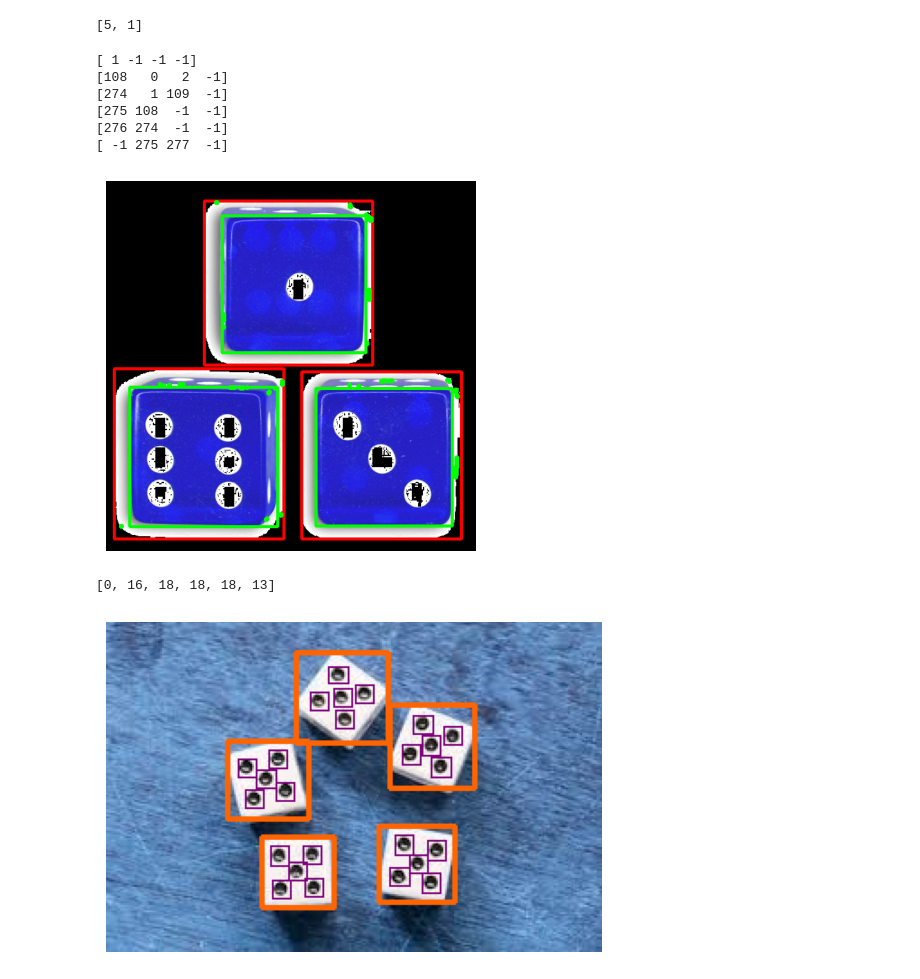
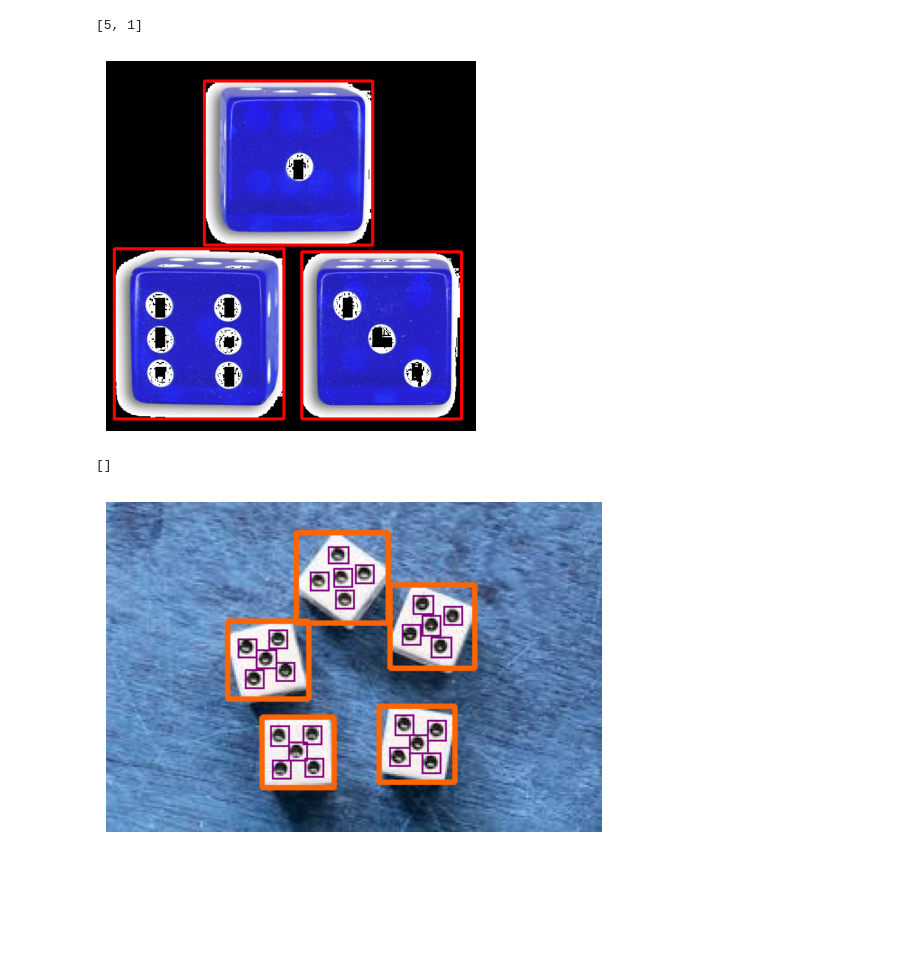
Before and after one commit to TaRa1999R/Image_Processing, a Jupyter notebook: assignment33/2.ipynb, the cells around one changed output. Cells and saved outputs as stored; diff of their text form; code cells hidden in the pictures; blank space fills up the shorter version.

Commit message:
Image_Processing

```diff
--- a/assignment33/2.ipynb
+++ b/assignment33/2.ipynb
@@ -64,45 +64,33 @@ print (dices_number_2)
 # %%
 img_three = cv2.imread ("inputs\input_2_3D.png")
 three_gray = cv2.cvtColor (img_three , cv2.COLOR_BGR2GRAY)
 dices_number_3 = []
 
 _ , three_thresh = cv2.threshold (three_gray , 120 , 255 , cv2.THRESH_BINARY)
-contours_3 , hierarchy_3 = cv2.findContours (three_thresh , cv2.RETR_TREE , cv2.CHAIN_APPROX_SIMPLE)
-# for c in contours_3 :
-    # if cv2.contourArea (c) < 1000 :
-        # x , y , w , h = cv2.boundingRect (c)
-        # cv2.rectangle (img_three , (x , y) , (x + w , y + h) , (255 , 0 , 0) , 3)
+contours_3_1 , _ = cv2.findContours (three_thresh , cv2.RETR_EXTERNAL , cv2.CHAIN_APPROX_SIMPLE)
+i = 0
+for contour in contours_3_1 :
+    if cv2.contourArea (contour) > 1000 :
+        i += 1
+        x , y , w , h = cv2.boundingRect (contour)
+        cv2.rectangle (img_three , (x , y) , (x + w , y + h) , (255 , 0 , 0) , 3)
 
-for i in range (len (hierarchy_3[0])) :
-    if hierarchy_3[0][i][3] == -1 :
-        print (hierarchy_3[0][i])
-        if 65000 < cv2.contourArea (contours_3[i]) < 80000:
-            x , y , w , h = cv2.boundingRect (contours_3[i])
-            cv2.rectangle (img_three , (x , y) , (x + w , y + h) , (255 , 0 , 0) , 3)
-            n = 0
-            # for j in range (len (hierarchy_3[0])) :
-                # if hierarchy_3[0][j][3] == i :
-                    # if 100 < cv2.contourArea (contours_3[j]) < 1000 :
-                    # x , y , w , h = cv2.boundingRect (contours_3[j])
-                    # cv2.rectangle (img_three , (x , y) , (x + w , y + h) , (0 , 255 , 0) , 3)
-                    # n += 1
+_ , three_thresh_2 = cv2.threshold (three_gray , 120 , 255 , cv2.THRESH_BINARY_INV)
+contours_3_2 , hierarchy_3 = cv2.findContours (three_thresh_2 , cv2.RETR_LIST , cv2.CHAIN_APPROX_SIMPLE)
+for contour2 in contours_3_2 :
+    if cv2.contourArea (contour) < 100 :
+        x , y , w , h = cv2.boundingRect (contour2)
+        cv2.rectangle (img_three , (x , y) , (x + w , y + h) , (0 , 255 , 0) , 3)
 
-    dices_number_3.append (n)
 
 plt.axis ("off")
 plt.imshow (img_three , cmap = "gray")
 plt.show ()
 # plt.imsave ("outputs\output_2_3D.jpg" , img_three)
 print (dices_number_3)
 # %% [output]
+[figure, new version]
-[ 1 -1 -1 -1]
-[108   0   2  -1]
-[274   1 109  -1]
-[275 108  -1  -1]
-[276 274  -1  -1]
-[ -1 275 277  -1]
+[]
-[figure, old version]
-[0, 16, 18, 18, 18, 13]
 # %%
 img_five = cv2.imread ("inputs\input_2_5D.png")
 five_gray = cv2.cvtColor (img_five , cv2.COLOR_BGR2GRAY)
```
